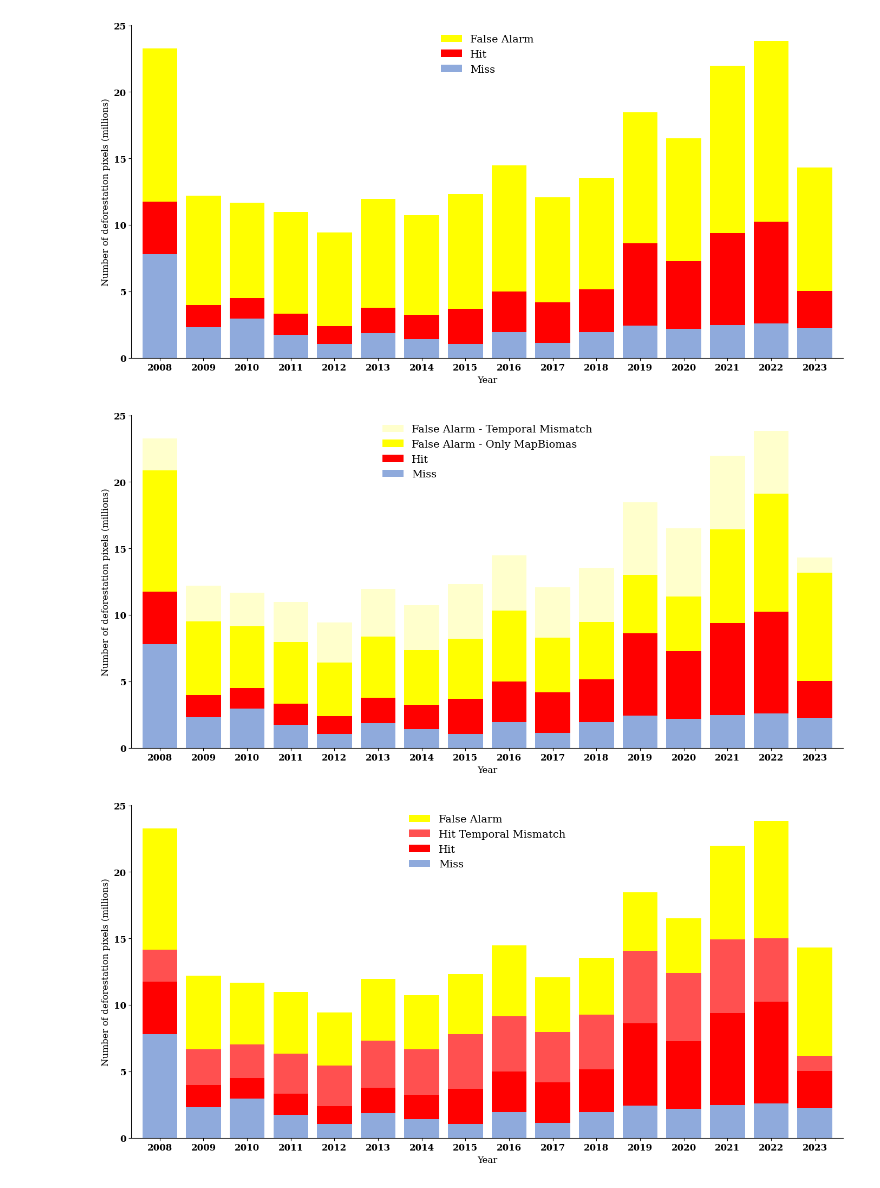
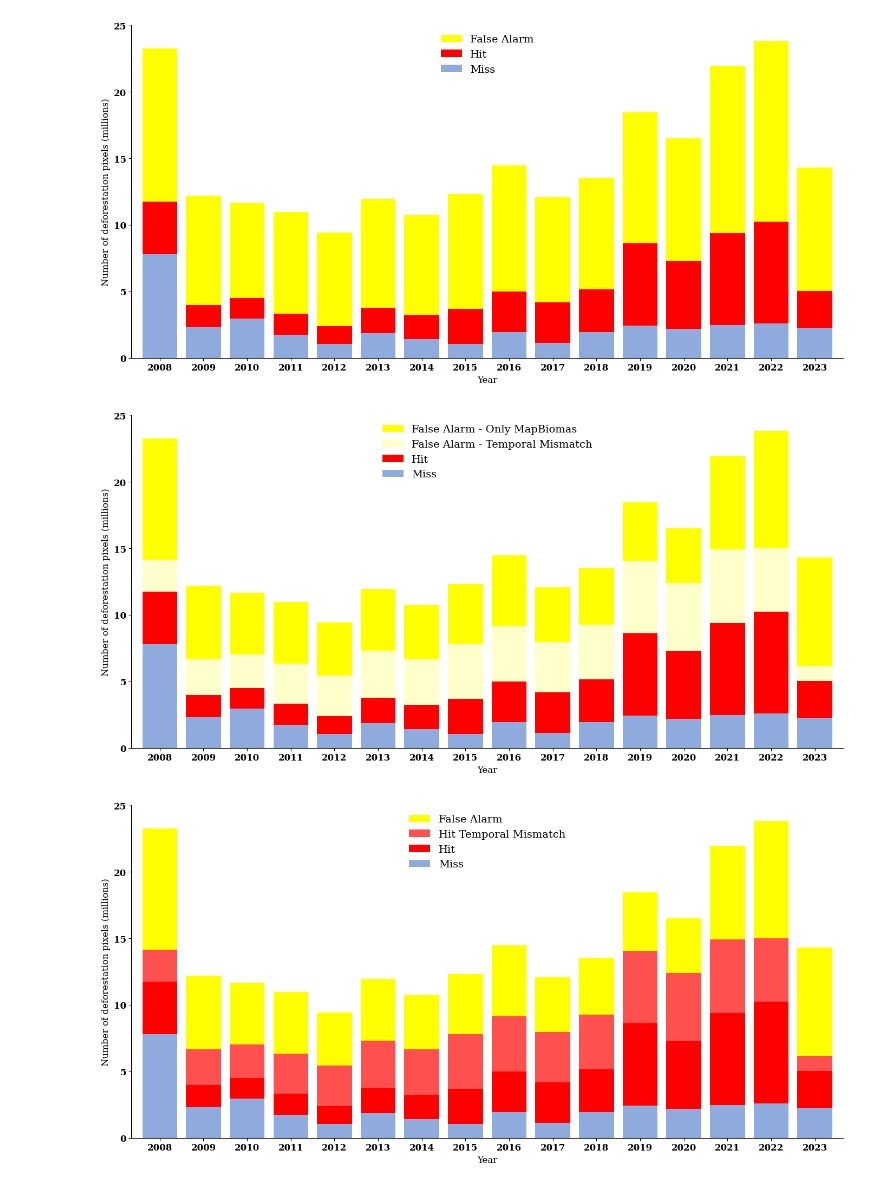
Before and after one commit to antoniovfonseca/compare-deforestation-maps, a Jupyter notebook: falseAlarm_analyses.ipynb, the cells around one changed output. Cells and saved outputs as stored; diff of their text form; code cells hidden in the pictures.

```diff
--- a/falseAlarm_analyses.ipynb
+++ b/falseAlarm_analyses.ipynb
@@ -203,8 +203,8 @@ fa_diff = df[(df['classification'] == 'False Alarm') & (df['prodes_year'] != 0)]
 stacked = pd.concat([
     miss_grouped.rename("Miss"),
     hit.rename("Hit"),
+    fa_diff.rename("False Alarm - Temporal Mismatch"),
     fa_only.rename("False Alarm - Only MapBiomas"),
-    fa_diff.rename("False Alarm - Temporal Mismatch")
 ], axis=1).fillna(0).astype(int)
 
 stacked = stacked.sort_index()
@@ -269,35 +269,35 @@ ax = stacked.plot(
 
 # pega handles e labels originais
 handles, labels = ax.get_legend_handles_labels()
 
 # ordem top-to-bottom que resulta na leitura bottom-to-top desejada
-top_down = ['False Alarm - Temporal Mismatch', 'False Alarm - Only MapBiomas','Hit', 'Miss', ]
+top_down = ['False Alarm - Only MapBiomas','False Alarm - Temporal Mismatch','Hit', 'Miss', ]
 
 # mapeia cada rótulo ao seu handle
 new_handles = [handles[labels.index(lbl)] for lbl in top_down]
 
 # plota legenda uma única vez, na ordem especificada
 ax.legend(
     new_handles,
     top_down,
     frameon=False,
     fontsize=14
 )
 
 # configurações de eixo e formatação continuam iguais
 plt.xticks(rotation=0, fontweight='bold', fontsize=12)
 plt.yticks(rotation=0, fontweight='bold', fontsize=12)
 plt.xlabel("Year", fontsize=12)
 plt.ylabel("Number of deforestation pixels (millions)", fontsize=12)
 ax.yaxis.set_major_formatter(
     mtick.FuncFormatter(lambda x, _: f"{x*1e-6:.0f}")
 )
 ax.spines['top'].set_visible(False)
 ax.spines['right'].set_visible(False)
 plt.tight_layout()
 plt.show()
 # %% [output]
-[figure, old version]
+[figure, new version]
 # %%
 # Set Times New Roman (serif) as the global font
 mpl.rcParams['font.family'] = 'serif'
```
Also changed, not shown: parts of 2 cells of this notebook.
